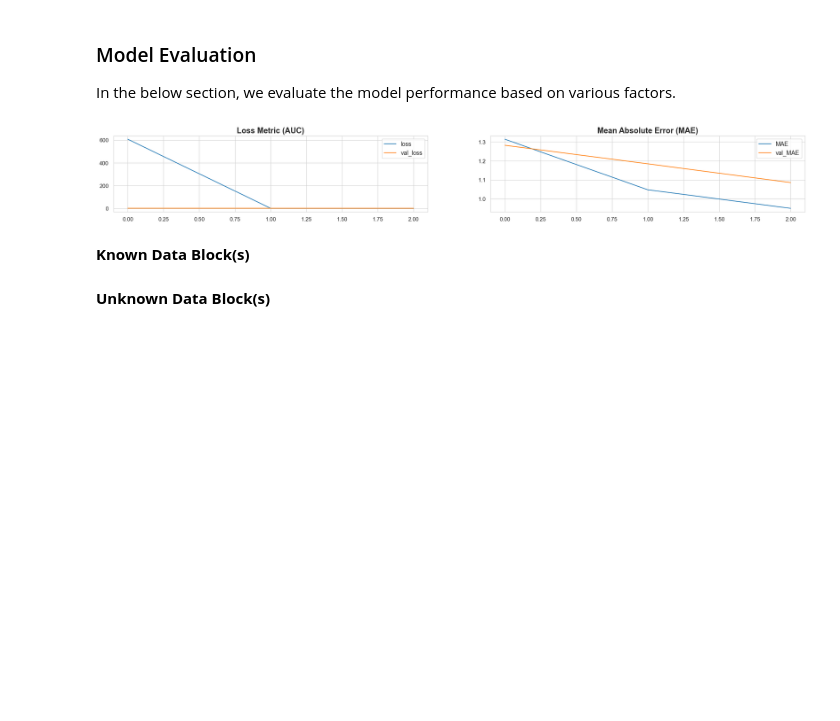
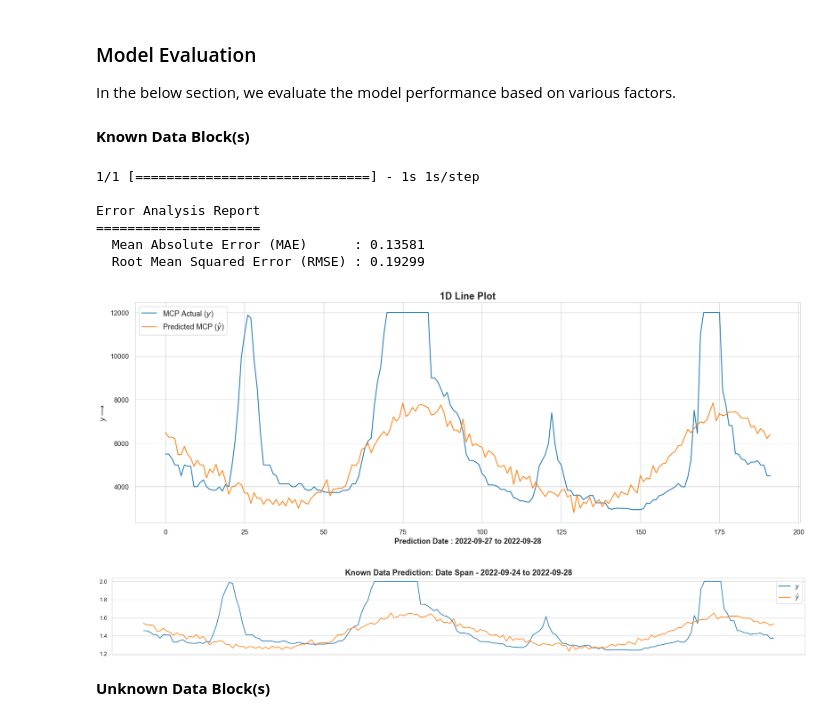
Before and after one commit to neuralNOD/nn-core, a Jupyter notebook: notebooks/Basic LSTM Approach to Predict MCP using Univariate Approach.ipynb, the cells around one changed output. Saved outputs shown, nothing was run; the diff lists cells and outputs as text; code cells hidden in the pictures; blank space fills up the shorter version.

Commit message:
🔧 added model evaluation notebook
* now lineplot_1d can work w/o setting a xtick

```diff
--- a/notebooks/Basic LSTM Approach to Predict MCP using Univariate Approach.ipynb
+++ b/notebooks/Basic LSTM Approach to Predict MCP using Univariate Approach.ipynb
@@ -165,3 +158,7 @@ OUTPUT_DIR = os.path.join(ROOT, "output")
+# %%
+OUTPUT_DIR = os.path.join(ROOT, "output") # models and images file name is defined later
+IMAGES_DIR = os.path.join(OUTPUT_DIR, "images")
+MODELS_DIR = os.path.join(OUTPUT_DIR, "savedmodels")
 # %% [markdown]
 ## Read Input File(s)
 
@@ -280,0 +202,3 @@ model_path = os.path.join(OUTPUT_DIR, "savedmodels", f"{str(dt.datetime.today().
+# %%
+model = tf.keras.models.load_model(os.path.join(MODELS_DIR, "2023-01-21 BareLSTM-1.0.0.h5"))
+inverse_scaler = UnivariateRangedScaler(x_min = 0.10 * 1e3, x_max = 12.00 * 1e3, feature_range = (1, 2))
@@ -288,25 +212,3 @@ inverse_scaler = UnivariateRangedScaler(x_min = 0.10 * 1e3, x_max = 12.00 * 1e3,
-# %%
-plt.figure(figsize = (27, 3))
-
-plt.subplot(121)
-plt.plot(history.history["loss"], label = "loss")
-plt.plot(history.history["val_loss"], label = "val_loss")
-
-plt.title("Loss Metric (AUC)")
-plt.legend()
-
-plt.subplot(122)
-plt.plot(history.history["MAE"], label = "MAE")
-plt.plot(history.history["val_MAE"], label = "val_MAE")
-
-plt.title("Mean Absolute Error (MAE)")
-plt.legend()
-
-image_path = os.path.join(OUTPUT_DIR, "images", f"{str(dt.datetime.today().date())} {model.name}.png")
-plt.savefig(image_path)
-plt.show()
-# %% [output]
-[figure, removed]
 # %% [markdown]
 **Known Data Block(s)**
 # %%
@@ -316,28 +218,52 @@ TEST_FINAL_DAY = dt.datetime(year = 2022, month = 9, day = 26)
 PREDICTION_START_DAY = dt.datetime(year = 2022, month = 9, day = 27)
 PREDICTION_FINAL_DAY = dt.datetime(year = 2022, month = 9, day = 28)
 
-test_data = market_snapshot[(market_snapshot["EffectiveDate"] >= TEST_START_DAY) & (market_snapshot["EffectiveDate"] <= TEST_FINAL_DAY)]["scaled(MCP)"].values
-y_actual_ = market_snapshot[(market_snapshot["EffectiveDate"] >= PREDICTION_START_DAY) & (market_snapshot["EffectiveDate"] <= PREDICTION_FINAL_DAY)]["scaled(MCP)"].values
+test_data = market_snapshot[(market_snapshot["EffectiveDate"] >= TEST_START_DAY) & (market_snapshot["EffectiveDate"] <= TEST_FINAL_DAY)]
+pred_data = market_snapshot[(market_snapshot["EffectiveDate"] >= PREDICTION_START_DAY) & (market_snapshot["EffectiveDate"] <= PREDICTION_FINAL_DAY)]
+
+# define y_test and y_actual for model performance and analysis
+y_test_ = test_data["scaled(MCP)"].values.reshape(-1, n_lookback, 1)
+y_actual_ = pred_data["MCP"].values
+y_actual_sc_ = pred_data["scaled(MCP)"].values
 # %%
-y_predicted = model.predict(test_data.reshape(-1, n_lookback, 1))[0]
+y_predicted = model.predict(y_test_)[0]
 
 # calculate the mae and rmse loss for the model as:
 print(f"""
 Error Analysis Report
 =====================
-  Mean Absolute Error (MAE)      : {MAE(y_actual_, y_predicted):.5f}
-  Root Mean Squared Error (RMSE) : {MSE(y_actual_, y_predicted, squared = False):.5f}
+  Mean Absolute Error (MAE)      : {MAE(y_actual_sc_, y_predicted):.5f}
+  Root Mean Squared Error (RMSE) : {MSE(y_actual_sc_, y_predicted, squared = False):.5f}
 """)
+# %% [output]
+1/1 [==============================] - 1s 1s/step
+
+Error Analysis Report
+=====================
+  Mean Absolute Error (MAE)      : 0.13581
+  Root Mean Squared Error (RMSE) : 0.19299
+# %%
+lineplot_1d(
+    x = np.array(list(zip(y_actual_, inverse_scaler.inverse_transform(y_predicted)))),
+    xticks = None, # list(map(lambda x : f"{x[0].date()} [{x[1]}]", pred_data[["EffectiveDate", "BlockID"]].values)),
+    legends = ["MCP Actual ($y$)", "Predicted MCP ($\hat{y}$)"],
+    xlabel = f"Prediction Date : {PREDICTION_START_DAY.date()} to {PREDICTION_FINAL_DAY.date()}"
+    ylabel = "Market Clearing Price (MCP) $\longrightarrow$"
+)
+# %% [output]
+[figure, added]
 # %%
 plt.figure(figsize = (27, 3))
 
-plt.plot(y_actual_, label = "$y$")
+plt.plot(y_actual_, label = "")
 plt.plot(y_predicted, label = "$\hat{y}$")
 
 plt.xticks([]) # close for now
 plt.title(f"Known Data Prediction: Date Span - {TEST_START_DAY.date()} to {PREDICTION_FINAL_DAY.date()}")
 plt.legend()
 plt.show()
+# %% [output]
+[figure, added]
 # %% [markdown]
 **Unknown Data Block(s)**
 # %%
```
Also changed, not shown: parts of 14 cells of this notebook, 1 other file.
